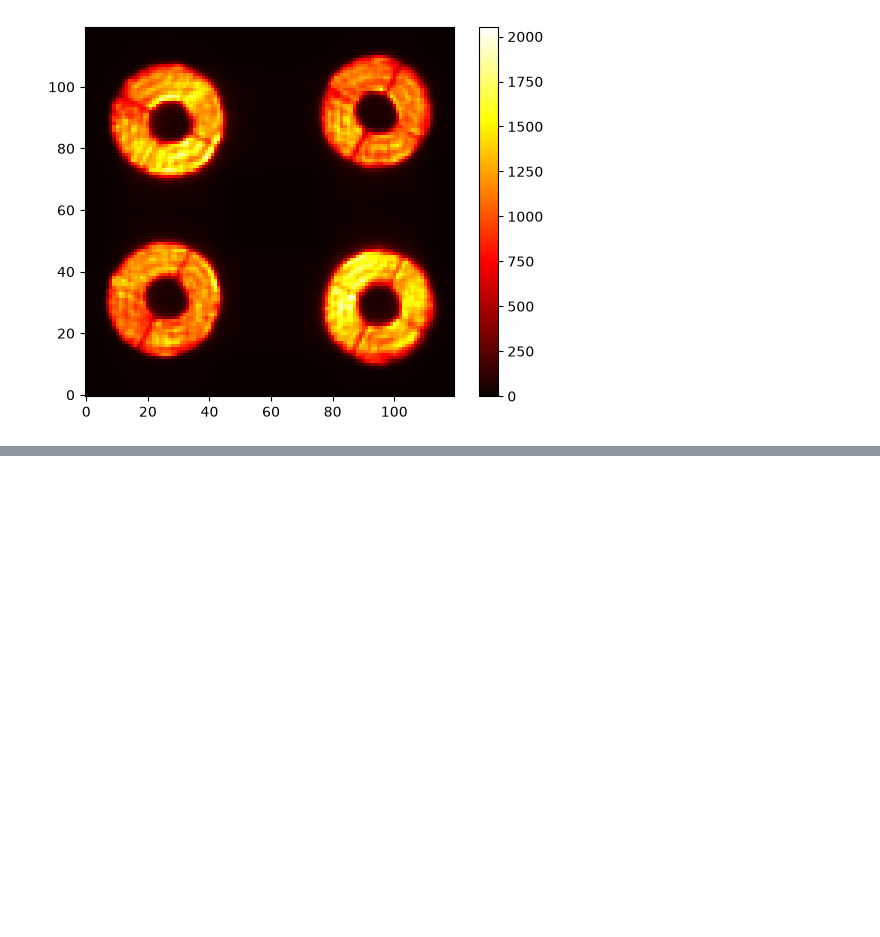
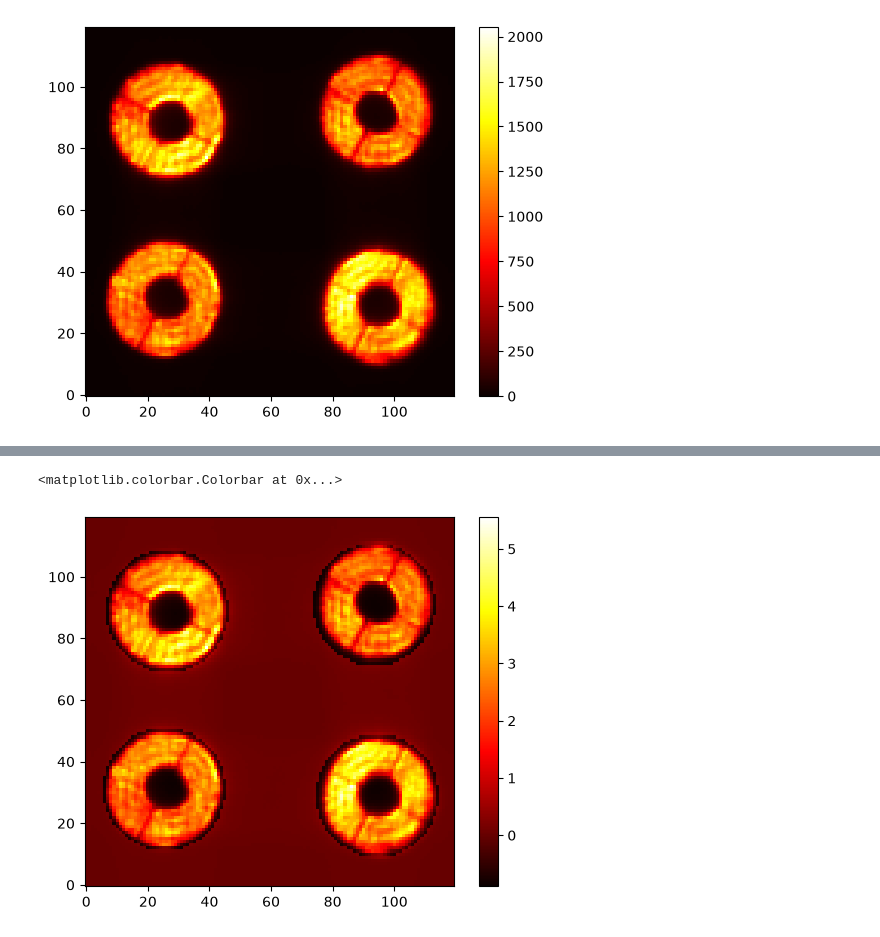
Before and after one commit to Menessao/SPECULA, a Jupyter notebook: config/EKARUS/ekarusSynIM.ipynb, the cells around one changed output, grey strips where cells are left out. Saved outputs shown, nothing was run; the diff lists cells and outputs as text; code cells hidden in the pictures; blank space fills up the shorter version.

```diff
--- a/config/EKARUS/ekarusSynIM.ipynb
+++ b/config/EKARUS/ekarusSynIM.ipynb
@@ -91,3 +96,10 @@ plt.colorbar()
+# %%
+plt.figure()
+plt.imshow(img/np.mean(img)-pyr_mask,origin='lower',cmap='hot')
+plt.colorbar()
+# %% [output]
+<matplotlib.colorbar.Colorbar at 0x...>
+[figure, added]
 # %%
 im = fits.getdata('/raid1/mmenessini/calibration/EKARUS/data/IntMat_20260802_233704.fits')
 # im = fits.getdata('/raid1/mmenessini/calibration/EKARUS/data/IntMat_20260729_122235.fits')
```
Also changed, not shown: parts of 5 cells of this notebook, 3 other files.
